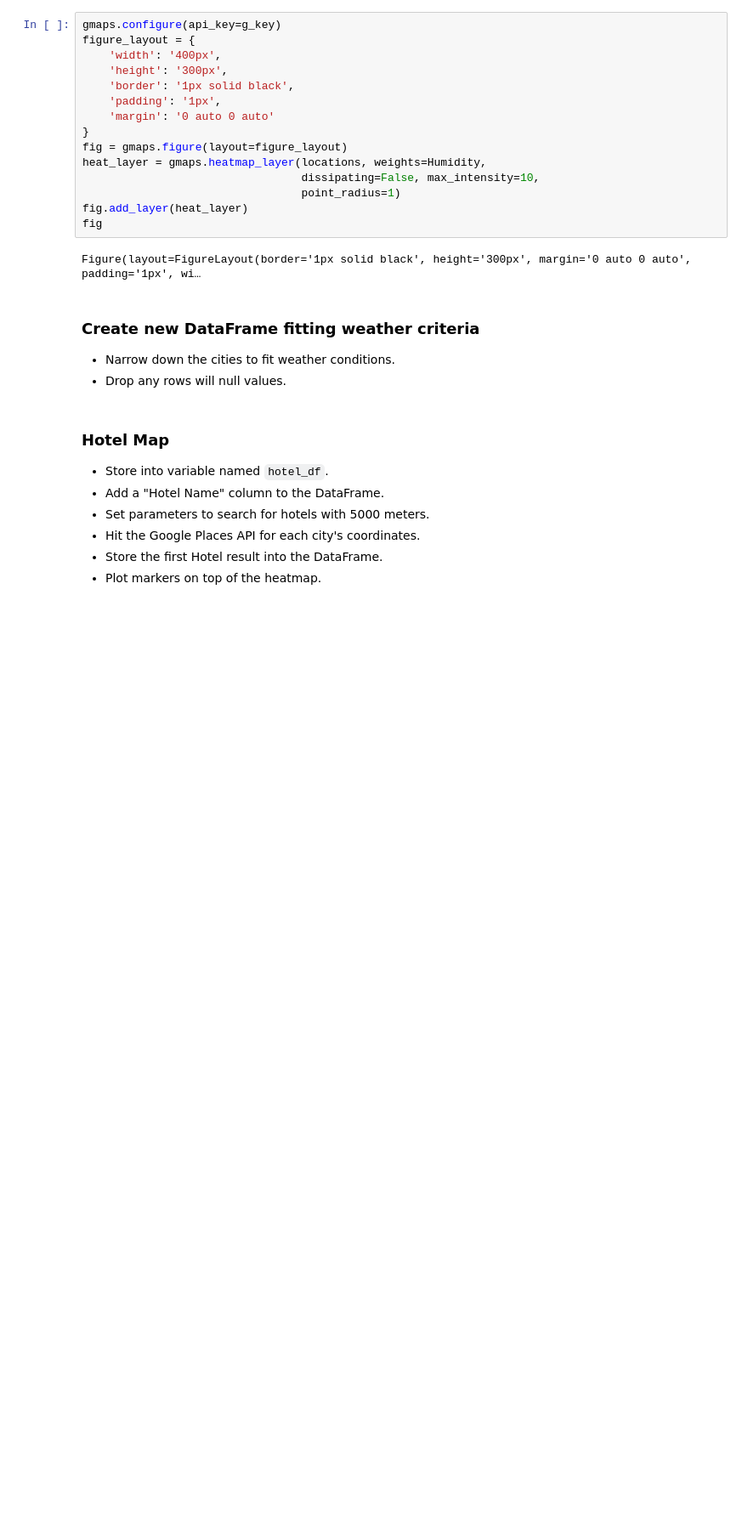
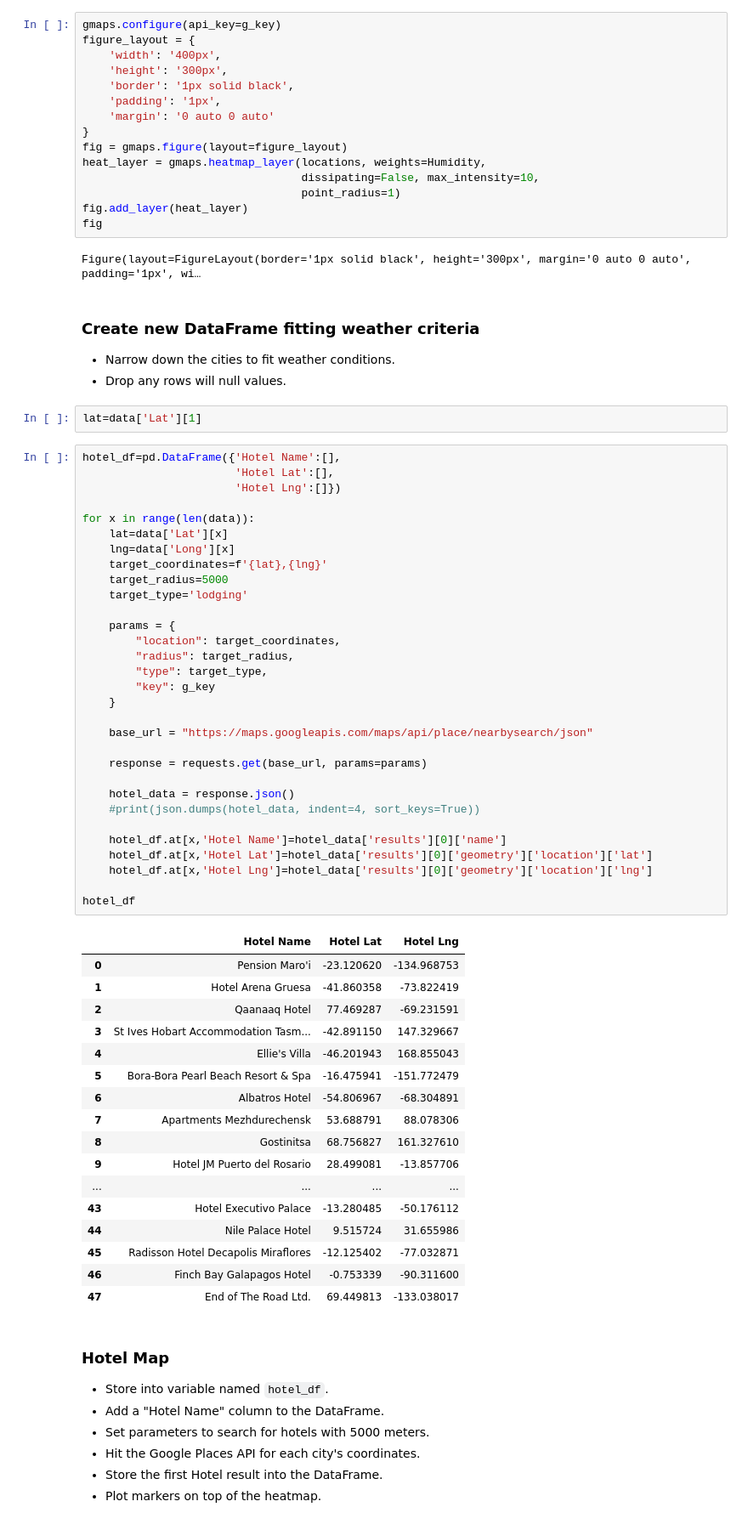
Before and after one commit to Zachariassis/python-api-challenge, a Jupyter notebook: VacationPy.ipynb, the cells around one changed output. Shown at 85% size. Cells and saved outputs as stored; diff of their text form; blank space fills up the shorter version.

```diff
--- a/VacationPy.ipynb
+++ b/VacationPy.ipynb
@@ -58,6 +59,57 @@ Figure(layout=FigureLayout(border='1px solid black', height='300px', margin='0 a
 ### Create new DataFrame fitting weather criteria
 * Narrow down the cities to fit weather conditions.
 * Drop any rows will null values.
+# %%
+lat=data['Lat'][1]
+# %%
+hotel_df=pd.DataFrame({'Hotel Name':[],
+                       'Hotel Lat':[],
+                       'Hotel Lng':[]})
+
+for x in range(len(data)):
+    lat=data['Lat'][x]
+    lng=data['Long'][x]
+    target_coordinates=f'{lat},{lng}'
+    target_radius=5000
+    target_type='lodging'
+
+    params = {
+        "location": target_coordinates,
+        "radius": target_radius,
+        "type": target_type,
+        "key": g_key
+    }
+
+    base_url = "https://maps.googleapis.com/maps/api/place/nearbysearch/json"
+
+    response = requests.get(base_url, params=params)
+
+    hotel_data = response.json()
+    #print(json.dumps(hotel_data, indent=4, sort_keys=True))
+
+    hotel_df.at[x,'Hotel Name']=hotel_data['results'][0]['name']
+    hotel_df.at[x,'Hotel Lat']=hotel_data['results'][0]['geometry']['location']['lat']
+    hotel_df.at[x,'Hotel Lng']=hotel_data['results'][0]['geometry']['location']['lng']
+
+hotel_df
+# %% [output]
+|  | Hotel Name | Hotel Lat | Hotel Lng |
+| 0 | Pension Maro'i | -23.120620 | -134.968753 |
+| 1 | Hotel Arena Gruesa | -41.860358 | -73.822419 |
+| 2 | Qaanaaq Hotel | 77.469287 | -69.231591 |
+| 3 | St Ives Hobart Accommodation Tasm... | -42.891150 | 147.329667 |
+| 4 | Ellie's Villa | -46.201943 | 168.855043 |
+| 5 | Bora-Bora Pearl Beach Resort & Spa | -16.475941 | -151.772479 |
+| 6 | Albatros Hotel | -54.806967 | -68.304891 |
+| 7 | Apartments Mezhdurechensk | 53.688791 | 88.078306 |
+| 8 | Gostinitsa | 68.756827 | 161.327610 |
+| 9 | Hotel JM Puerto del Rosario | 28.499081 | -13.857706 |
+| ... | ... | ... | ... |
+| 43 | Hotel Executivo Palace | -13.280485 | -50.176112 |
+| 44 | Nile Palace Hotel | 9.515724 | 31.655986 |
+| 45 | Radisson Hotel Decapolis Miraflores | -12.125402 | -77.032871 |
+| 46 | Finch Bay Galapagos Hotel | -0.753339 | -90.311600 |
+| 47 | End of The Road Ltd. | 69.449813 | -133.038017 |
 # %% [markdown]
 ### Hotel Map
 * Store into variable named `hotel_df`.
```
Also changed, not shown: parts of 4 cells of this notebook, 1 other file.
